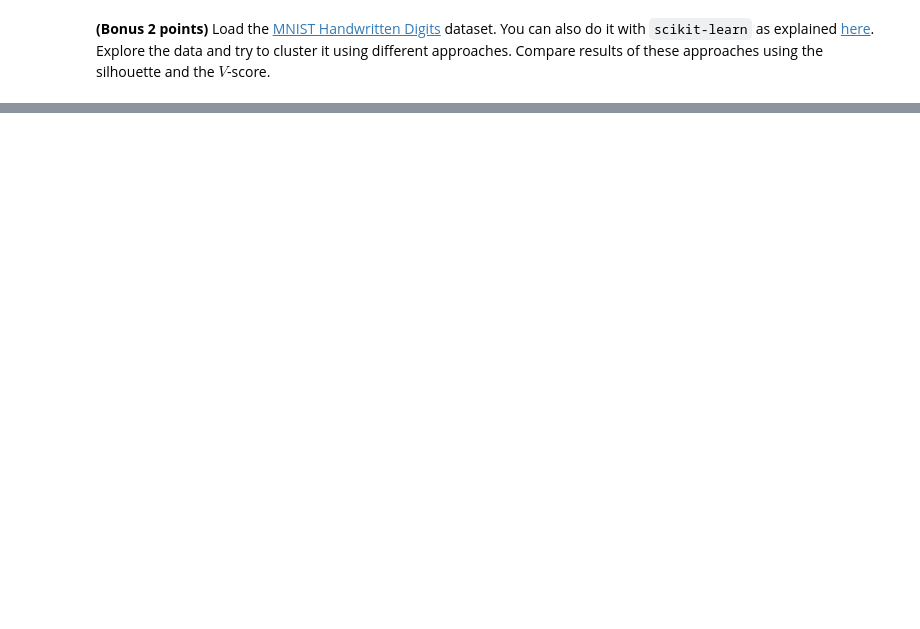
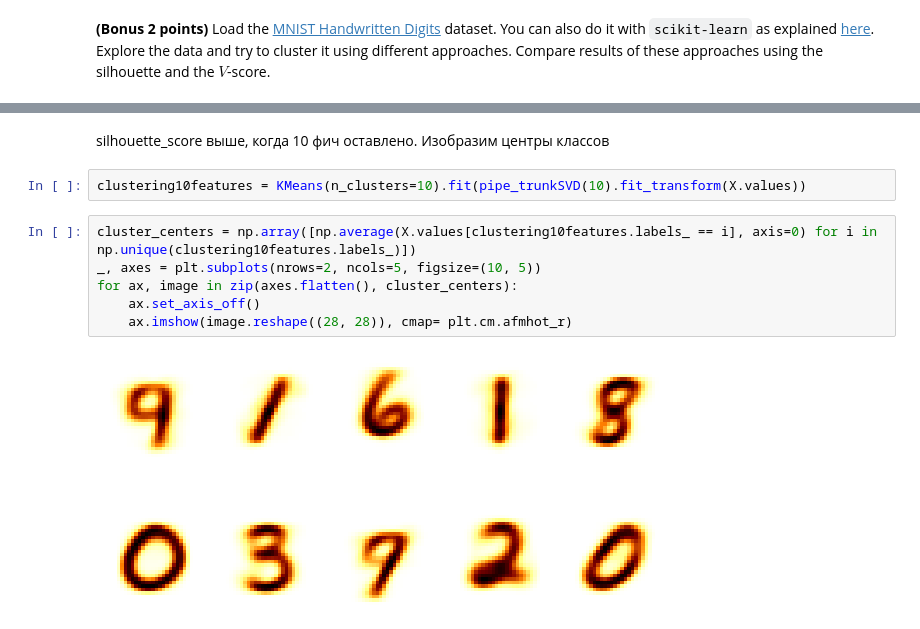
Before and after one commit to tanyashagova/ml_homework_clustering, a Jupyter notebook: clustering.ipynb, the cells around one changed output, grey strips where cells are left out. Cells and saved outputs as stored; diff of their text form; blank space fills up the shorter version.

```diff
--- a/clustering.ipynb
+++ b/clustering.ipynb
@@ -681,0 +613,12 @@ array([[-1.41317178],
+# %% [markdown]
+silhouette_score выше, когда 10 фич оставлено. Изобразим центры классов
+# %%
+clustering10features = KMeans(n_clusters=10).fit(pipe_trunkSVD(10).fit_transform(X.values))
+# %%
+cluster_centers = np.array([np.average(X.values[clustering10features.labels_ == i], axis=0) for i in np.unique(clustering10features.labels_)])
+_, axes = plt.subplots(nrows=2, ncols=5, figsize=(10, 5))
+for ax, image in zip(axes.flatten(), cluster_centers):
+    ax.set_axis_off()
+    ax.imshow(image.reshape((28, 28)), cmap= plt.cm.afmhot_r)
+# %% [output]
+[figure, added]
```
Also changed, not shown: parts of 48 cells of this notebook.
